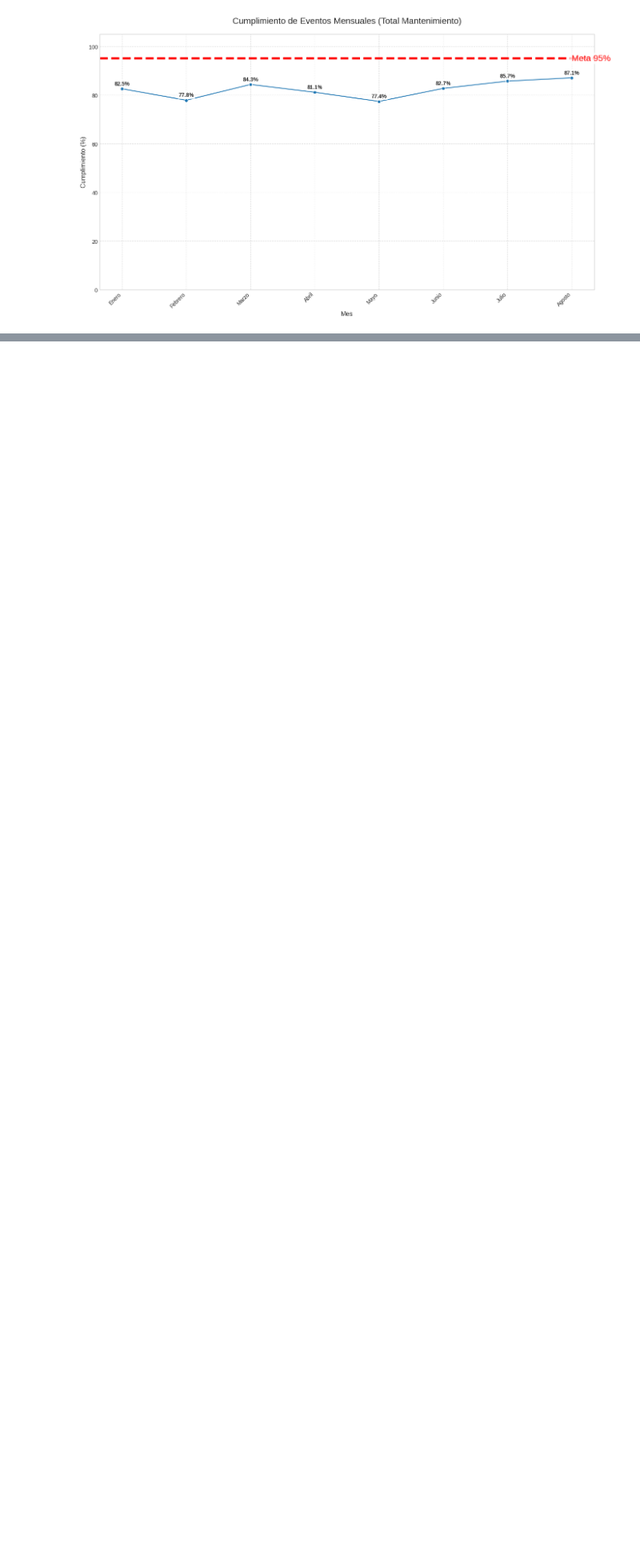
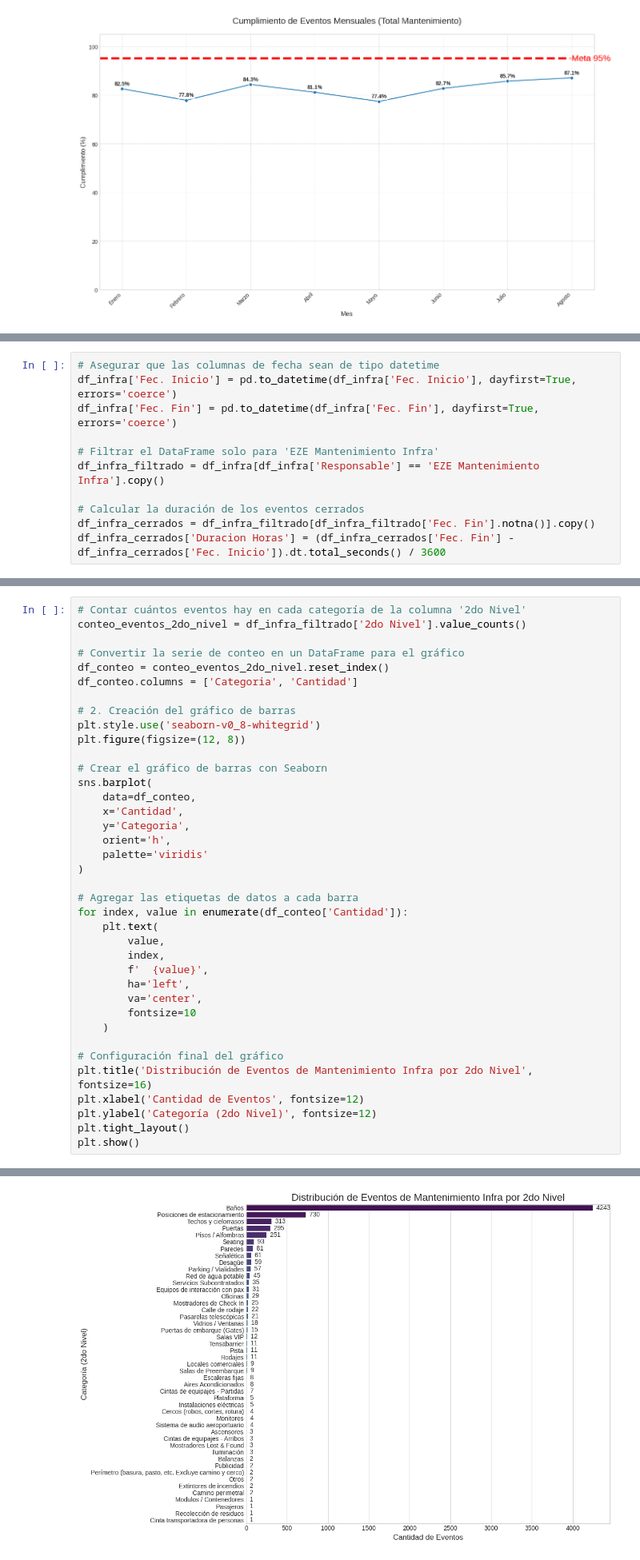
Before and after one commit to Rociosamudio/DataScience-Prediccion-de-precio-de-computadoras, a Jupyter notebook: KPI_ROD.ipynb, the cells around one changed output, grey strips where cells are left out. Shown at 80% size. Cells and saved outputs as stored; diff of their text form; blank space fills up the shorter version.

```diff
--- a/KPI_ROD.ipynb
+++ b/KPI_ROD.ipynb
@@ -437,0 +440,11 @@ plt.show()
+# %%
+# Asegurar que las columnas de fecha sean de tipo datetime
+df_infra['Fec. Inicio'] = pd.to_datetime(df_infra['Fec. Inicio'], dayfirst=True, errors='coerce')
+df_infra['Fec. Fin'] = pd.to_datetime(df_infra['Fec. Fin'], dayfirst=True, errors='coerce')
+
+# Filtrar el DataFrame solo para 'EZE Mantenimiento Infra'
+df_infra_filtrado = df_infra[df_infra['Responsable'] == 'EZE Mantenimiento Infra'].copy()
+
+# Calcular la duración de los eventos cerrados
+df_infra_cerrados = df_infra_filtrado[df_infra_filtrado['Fec. Fin'].notna()].copy()
+df_infra_cerrados['Duracion Horas'] = (df_infra_cerrados['Fec. Fin'] - df_infra_cerrados['Fec. Inicio']).dt.total_seconds() / 3600
@@ -437,0 +604,39 @@ plt.show()
+# %%
+# Contar cuántos eventos hay en cada categoría de la columna '2do Nivel'
+conteo_eventos_2do_nivel = df_infra_filtrado['2do Nivel'].value_counts()
+
+# Convertir la serie de conteo en un DataFrame para el gráfico
+df_conteo = conteo_eventos_2do_nivel.reset_index()
+df_conteo.columns = ['Categoria', 'Cantidad']
+
+# 2. Creación del gráfico de barras
+plt.style.use('seaborn-v0_8-whitegrid')
+plt.figure(figsize=(12, 8))
+
+# Crear el gráfico de barras con Seaborn
+sns.barplot(
+    data=df_conteo,
+    x='Cantidad',
+    y='Categoria',
+    orient='h',
+    palette='viridis'
+)
+
+# Agregar las etiquetas de datos a cada barra
+for index, value in enumerate(df_conteo['Cantidad']):
+    plt.text(
+        value,
+        index,
+        f'  {value}',
+        ha='left',
+        va='center',
+        fontsize=10
+    )
+
+# Configuración final del gráfico
+plt.title('Distribución de Eventos de Mantenimiento Infra por 2do Nivel', fontsize=16)
+plt.xlabel('Cantidad de Eventos', fontsize=12)
+plt.ylabel('Categoría (2do Nivel)', fontsize=12)
+plt.tight_layout()
+plt.show()
+# %% [output]
@@ -437,0 +646 @@ plt.show()
+[figure, added]
```
Also changed, not shown: parts of 34 cells of this notebook.
